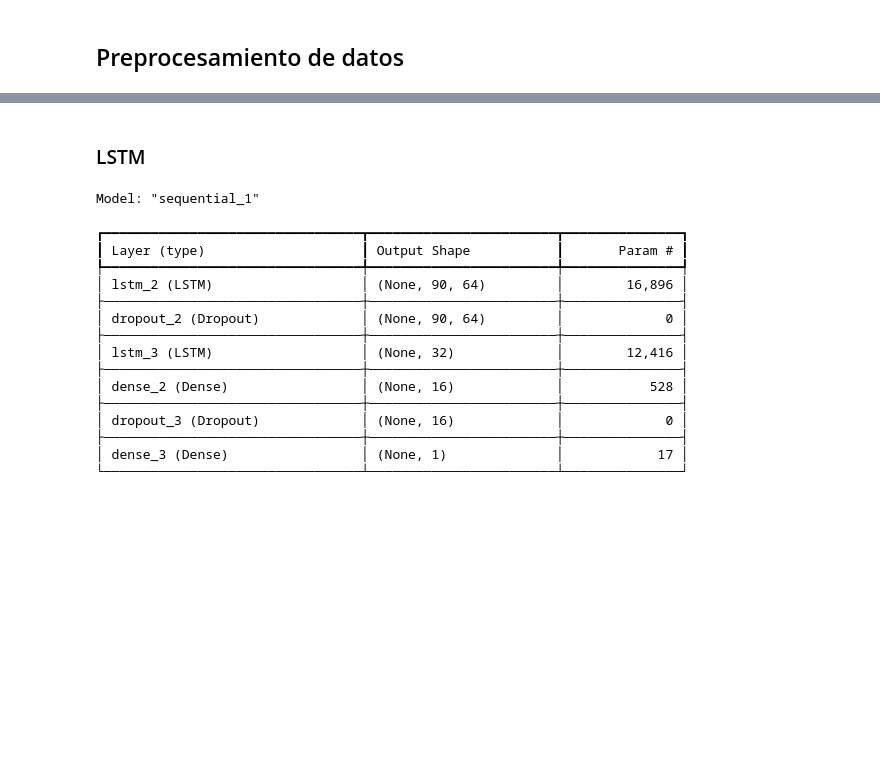
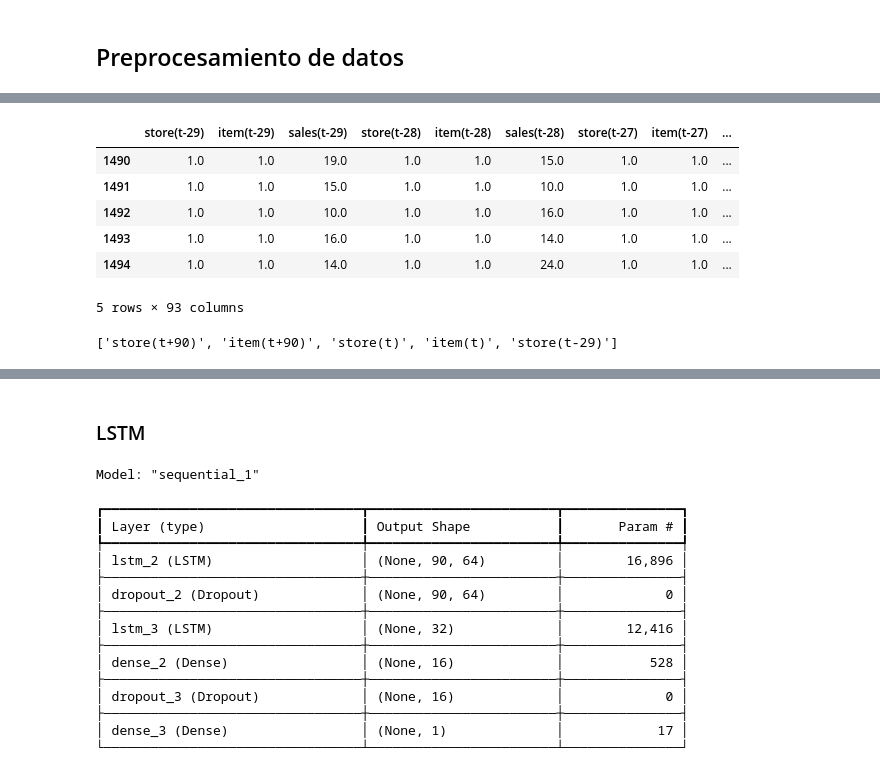
Before and after one commit to FerEsq/DL-TimeSeries-Analysis, a Jupyter notebook: Analysis.ipynb, the cells around one changed output, grey strips where cells are left out. Cells and saved outputs as stored; diff of their text form; code cells hidden in the pictures; blank space fills up the shorter version.

```diff
--- a/Analysis.ipynb
+++ b/Analysis.ipynb
@@ -98,0 +80,38 @@ train_sequences = train_sequences.reshape((train_sequences.shape[0], train_seque
+# %%
+def create_sequences(data, window_size, lag,):
+    columns, names = [], []
+
+    # Input sequence (t-window, ..., t-1)
+    for i in range(window_size, 0, -1):
+        columns.append(data.shift(i))
+        names += [f'{col}(t-{i})' for col in data.columns]
+
+    # Current timestep (t=0)
+    columns.append(data)
+    names += [f'{col}(t)' for col in data.columns]
+
+    # Target timestep (t+lag)
+    columns.append(data.shift(-lag))
+    names += [f'{col}(t+{lag})' for col in data.columns]
+
+    # Concatenate columns
+    df = pd.concat(columns, axis=1)
+    df.columns = names
+
+    return df.dropna()
+# %%
+train.drop(['date'], axis=1, inplace=True)
+# %%
+window_size = 29  # 30 days
+lag = 90  # 90 days
+
+sequences = create_sequences(train, window_size, lag)
+sequences.head()
+# %% [output]
+|  | store(t-29) | item(t-29) | sales(t-29) | store(t-28) | item(t-28) | sales(t-28) | store(t-27) | item(t-27) | ... |
+| 1490 | 1.0 | 1.0 | 19.0 | 1.0 | 1.0 | 15.0 | 1.0 | 1.0 | ... |
+| 1491 | 1.0 | 1.0 | 15.0 | 1.0 | 1.0 | 10.0 | 1.0 | 1.0 | ... |
+| 1492 | 1.0 | 1.0 | 10.0 | 1.0 | 1.0 | 16.0 | 1.0 | 1.0 | ... |
+| 1493 | 1.0 | 1.0 | 16.0 | 1.0 | 1.0 | 14.0 | 1.0 | 1.0 | ... |
+| 1494 | 1.0 | 1.0 | 14.0 | 1.0 | 1.0 | 24.0 | 1.0 | 1.0 | ... |
+5 rows × 93 columns
@@ -98,0 +124,8 @@ train_sequences = train_sequences.reshape((train_sequences.shape[0], train_seque
+# %%
+columns_to_drop = [f'{col}(t+{lag})' for col in ['store', 'item']]
+columns_to_drop += [f'{col}(t)' for col in ['store', 'item']]
+for i in range(window_size, 0, -1):
+    columns_to_drop += [f'{col}(t-{i})' for col in ['store', 'item']]
+columns_to_drop[:5]
+# %% [output]
+['store(t+90)', 'item(t+90)', 'store(t)', 'item(t)', 'store(t-29)']
```
Also changed, not shown: parts of 23 cells of this notebook.
